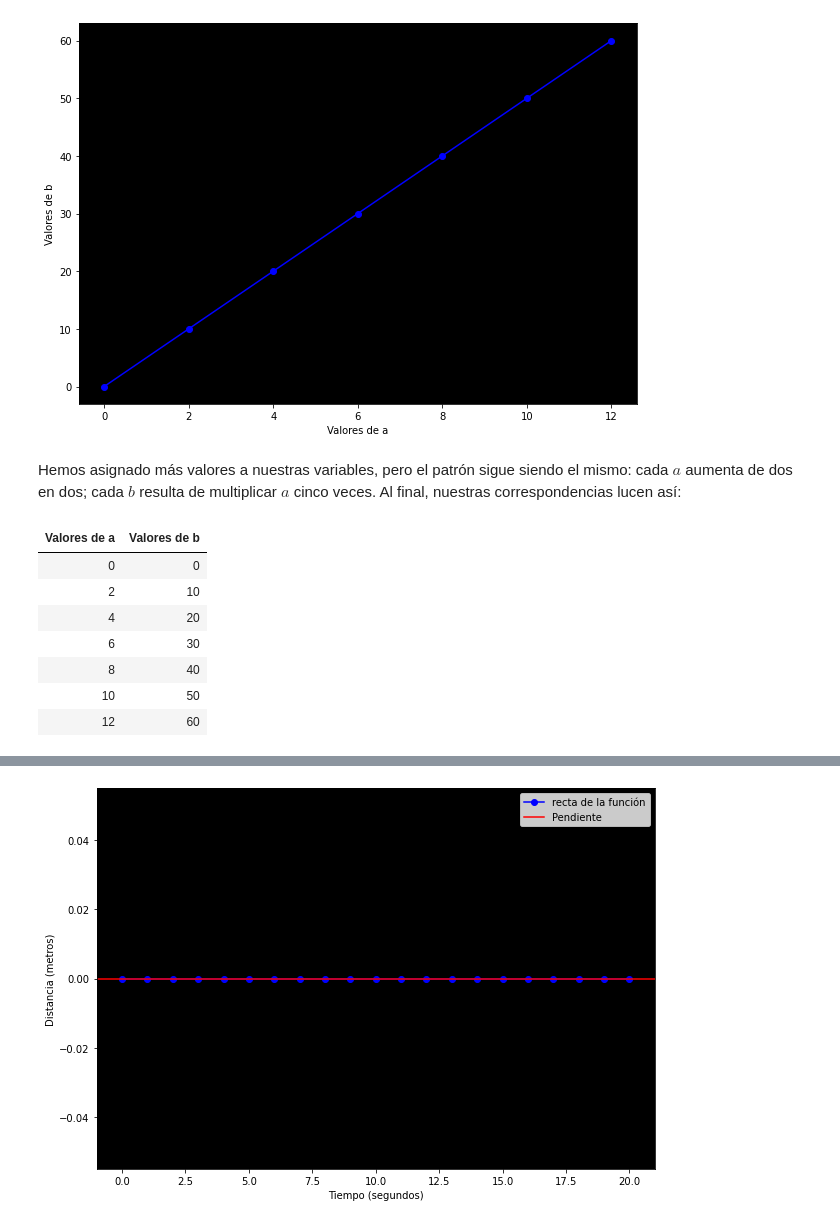
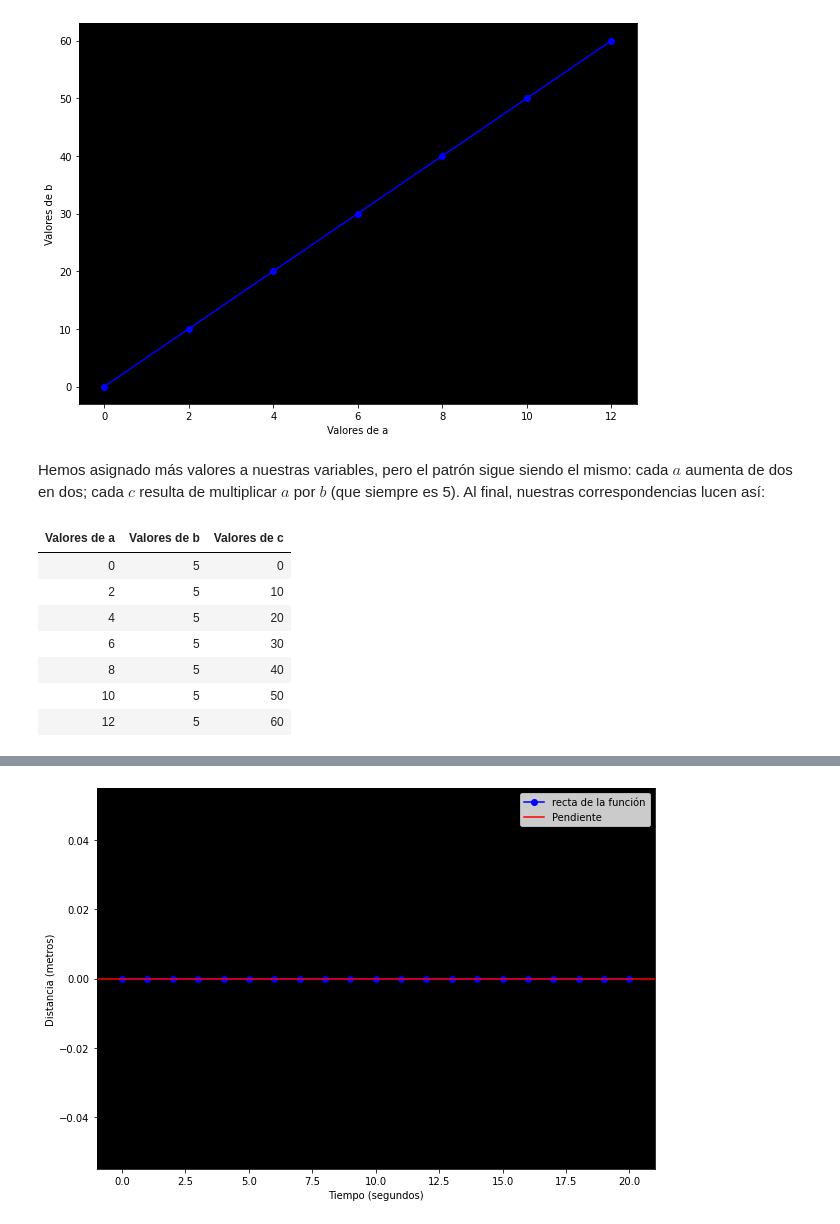
Before and after one commit to DanteNoguez/dantenoguez.github.io, a Jupyter notebook: ensayos/_build/jupyter_execute/redes.ipynb, the cells around one changed output, grey strips where cells are left out. Cells and saved outputs as stored; diff of their text form; code cells hidden in the pictures.

```diff
--- a/ensayos/_build/jupyter_execute/redes.ipynb
+++ b/ensayos/_build/jupyter_execute/redes.ipynb
@@ -143,11 +125,12 @@ Ahora, consideraremos a la función multiplicación como nuestro primer ejemplo
 En nuestro ejemplo, el cambio que $a$ provoca en el resultado $c$ (o sea $10$) es de cinco veces sí misma. Veámoslo geométricamente para entenderlo mejor:
 # %%
 a2 = np.arange(0, 13, 2)
-def f(a): return a*5
-b2 = f(a2)
+b2 = [5 for i in a2]
+def f(a, b): return a*b
+c = f(a2, b2)
 
 fig, ax = plt.subplots(figsize=(10, 7))
-ax.plot(a2, b2, marker='o', color='blue')
+ax.plot(a2, c, marker='o', color='blue')
 ax.set_facecolor('black')
 ax.set_xlabel('Valores de a')
 ax.set_ylabel('Valores de b')
@@ -155,20 +138,20 @@ plt.show()
 # %% [output]
 [figure]
 # %% [markdown]
-Hemos asignado más valores a nuestras variables, pero el patrón sigue siendo el mismo: cada $a$ aumenta de dos en dos; cada $b$ resulta de multiplicar $a$ cinco veces. Al final, nuestras correspondencias lucen así:
+Hemos asignado más valores a nuestras variables, pero el patrón sigue siendo el mismo: cada $a$ aumenta de dos en dos; cada $c$ resulta de multiplicar $a$ por $b$ (que siempre es 5). Al final, nuestras correspondencias lucen así:
 # %%
 import pandas as pd
-d = {'Valores de a': a2, 'Valores de b': b2}
+d = {'Valores de a': a2, 'Valores de b': b2, 'Valores de c': c}
 tabla = pd.DataFrame(data=d)
 tabla = tabla.style.hide_index()
 tabla
 # %% [output]
-| Valores de a | Valores de b |
-| 0 | 0 |
-| 2 | 10 |
-| 4 | 20 |
-| 6 | 30 |
-| 8 | 40 |
-| 10 | 50 |
-| 12 | 60 |
+| Valores de a | Valores de b | Valores de c |
+| 0 | 5 | 0 |
+| 2 | 5 | 10 |
+| 4 | 5 | 20 |
+| 6 | 5 | 30 |
+| 8 | 5 | 40 |
+| 10 | 5 | 50 |
+| 12 | 5 | 60 |
 # %% [markdown]
```
Also changed, not shown: parts of 17 cells of this notebook, 12 other files.
